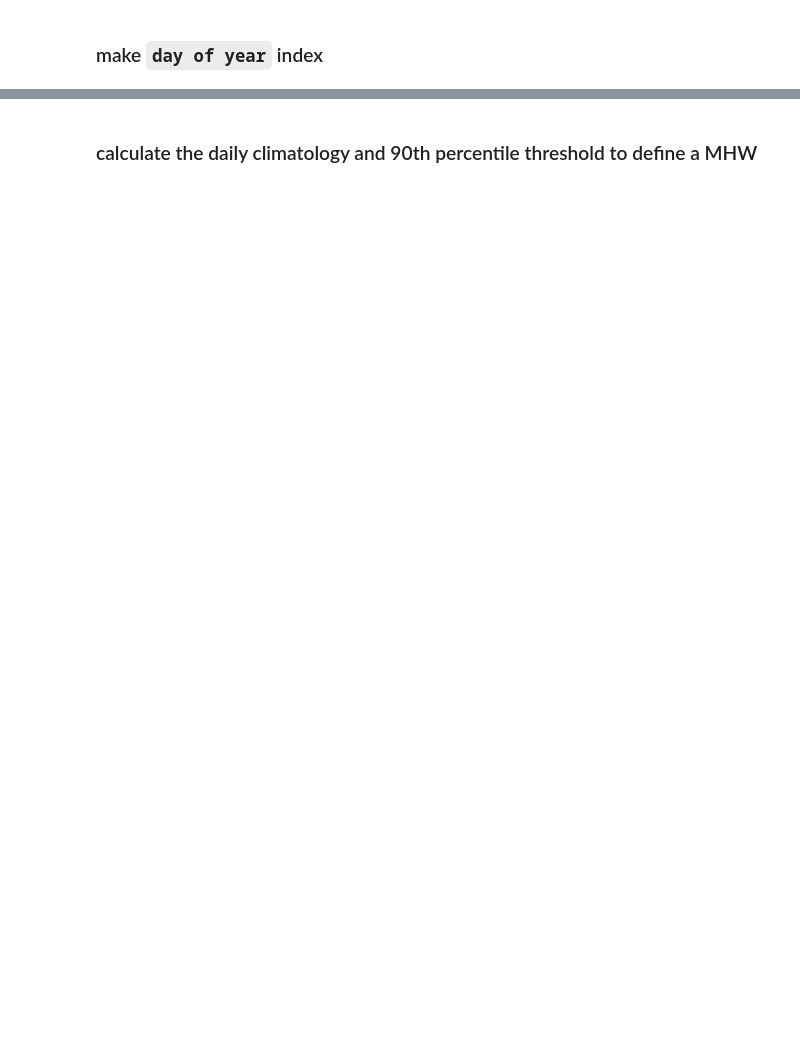
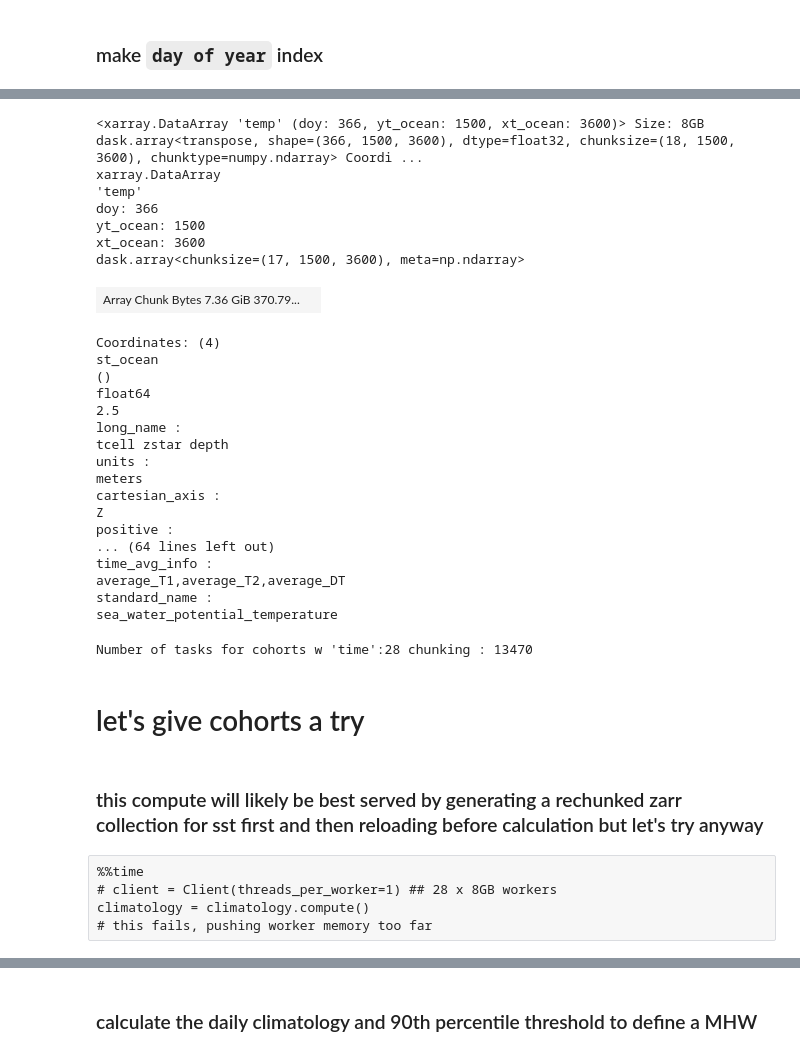
Before and after one commit to Thomas-Moore-Creative/shared_sandbox, a Jupyter notebook: heatwaves_OFAM3_climatology.ipynb, the cells around one changed output, grey strips where cells are left out. Cells and saved outputs as stored; diff of their text form; code cells hidden in the pictures; blank space fills up the shorter version.

```diff
--- a/heatwaves_OFAM3_climatology.ipynb
+++ b/heatwaves_OFAM3_climatology.ipynb
@@ -259,0 +454,46 @@ import flox.xarray
+# %%
+flox.xarray.xarray_reduce(
+    big_sst['temp'].chunk({'time':28}),
+    doy,
+    func="mean",
+    method="cohorts",
+)
+# %% [output]
+<xarray.DataArray 'temp' (doy: 366, yt_ocean: 1500, xt_ocean: 3600)> Size: 8GB dask.array<transpose, shape=(366, 1500, 3600), dtype=float32, chunksize=(18, 1500, 3600), chunktype=numpy.ndarray> Coordi ...
+xarray.DataArray
+'temp'
+doy: 366
+yt_ocean: 1500
+xt_ocean: 3600
+dask.array<chunksize=(17, 1500, 3600), meta=np.ndarray>
+| Array Chunk Bytes 7.36 GiB 370.79... |  |
+Coordinates: (4)
+st_ocean
+()
+float64
+2.5
+long_name :
+tcell zstar depth
+units :
+meters
+cartesian_axis :
+Z
+positive :
+... (64 lines left out)
+time_avg_info :
+average_T1,average_T2,average_DT
+standard_name :
+sea_water_potential_temperature
+# %%
+job = flox.xarray.xarray_reduce(
+    big_sst['temp'].chunk({'time':28}),
+    doy,
+    func="mean",
+    method="cohorts",
+)
+num_tasks = len(job.data.dask)
+print(f"Number of tasks for cohorts w 'time':28 chunking : {num_tasks}")
+# %% [output]
+Number of tasks for cohorts w 'time':28 chunking : 13470
+# %% [markdown]
+# let's give cohorts a try
@@ -259,0 +507,7 @@ import flox.xarray
+# %% [markdown]
+### this compute will likely be best served by generating a rechunked zarr collection for sst first and then reloading before calculation but let's try anyway
+# %% [raw]
+%%time
+# client = Client(threads_per_worker=1) ## 28 x 8GB workers
+climatology = climatology.compute()
+# this fails, pushing worker memory too far
```
Also changed, not shown: parts of 49 cells of this notebook.
